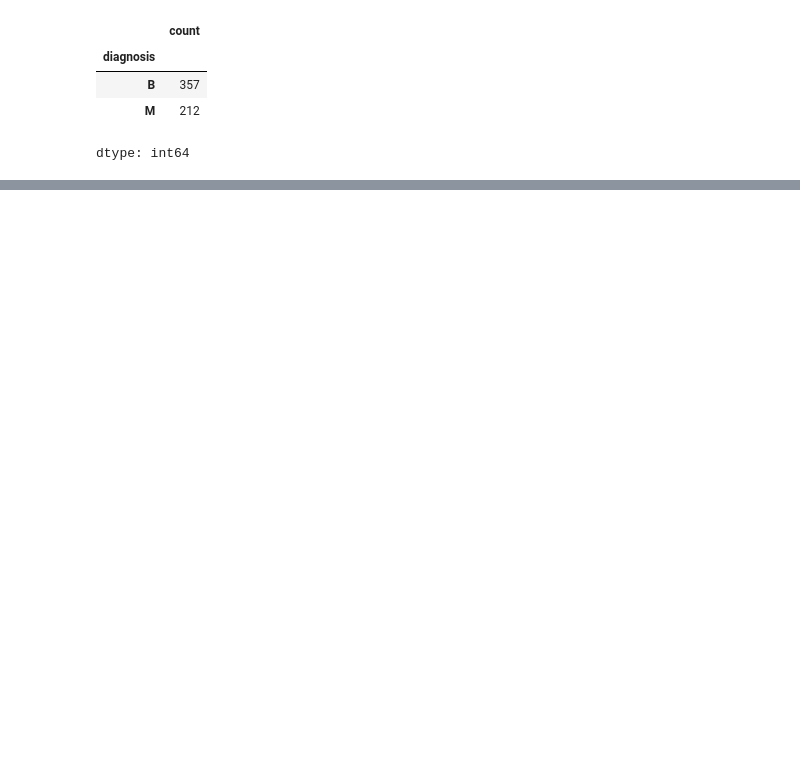
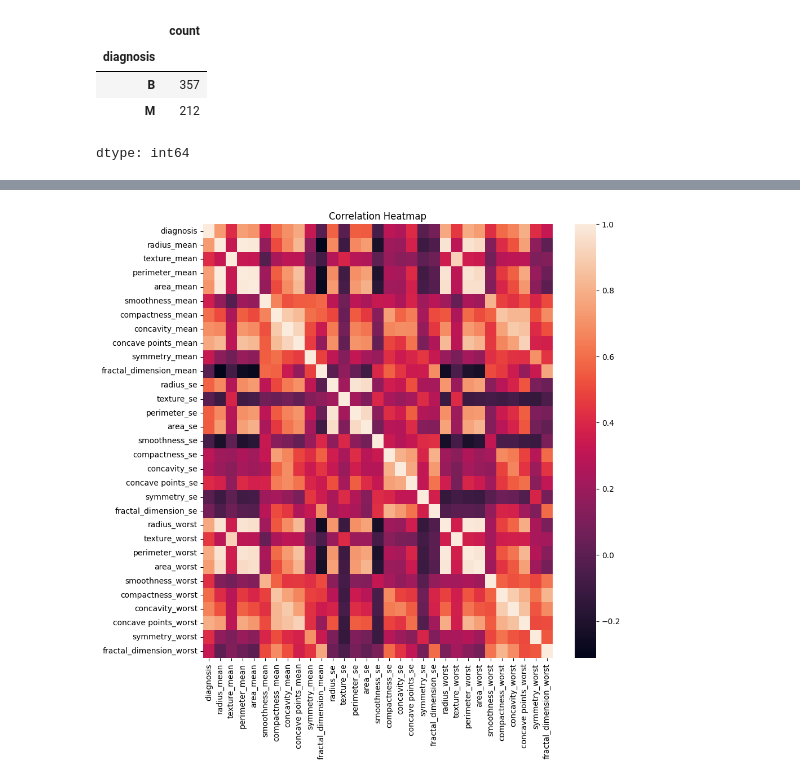
Before and after one commit to keroojoseph/ML-Breast-Cancer-Diagnosis, a Jupyter notebook: Breast_Cancer_Diagnosis.ipynb, the cells around one changed output, grey strips where cells are left out. Cells and saved outputs as stored; diff of their text form; code cells hidden in the pictures; blank space fills up the shorter version.

```diff
--- a/Breast_Cancer_Diagnosis.ipynb
+++ b/Breast_Cancer_Diagnosis.ipynb
@@ -101,0 +139,3 @@ dtype: int64
+# %%
+lb = LabelEncoder()
+df['diagnosis'] = lb.fit_transform(df['diagnosis'].values)
@@ -101,0 +171,7 @@ dtype: int64
+# %%
+plt.figure(figsize=(10, 10))
+sns.heatmap(df.iloc[:, 1:32].corr())
+plt.title('Correlation Heatmap')
+plt.show()
+# %% [output]
+[figure, added]
```
Also changed, not shown: parts of 26 cells of this notebook.
